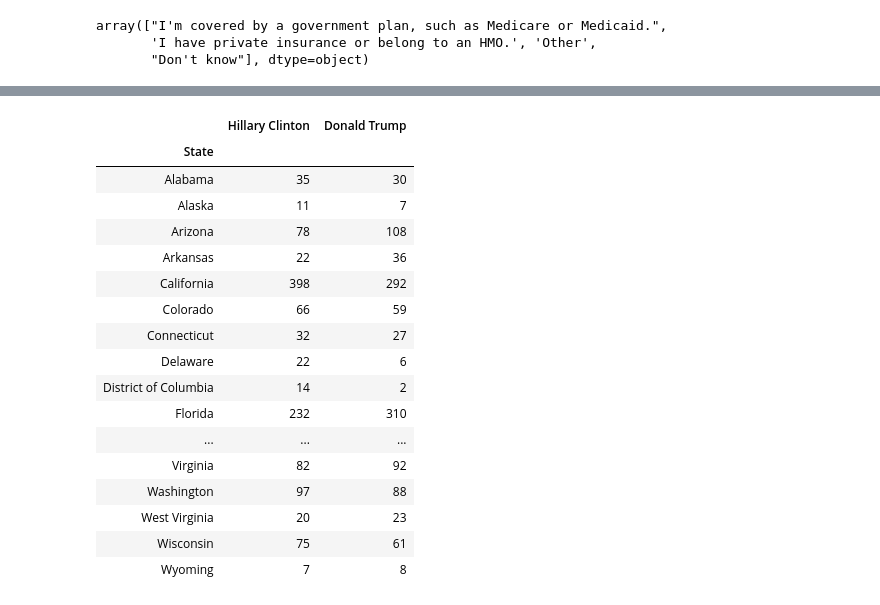
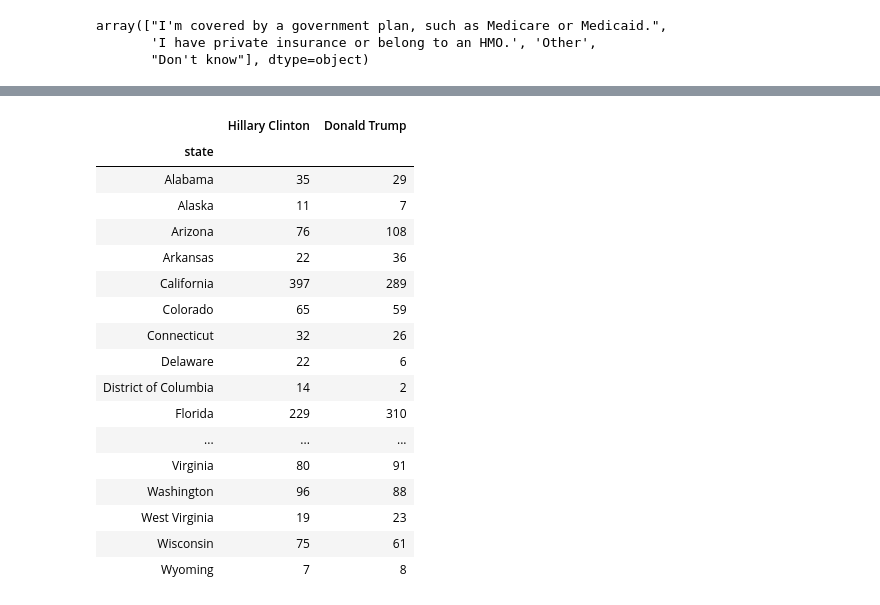
Before and after one commit to hannahhuntoon/project1, a Jupyter notebook: Final Voter Data.ipynb, the cells around one changed output, grey strips where cells are left out. Cells and saved outputs as stored; diff of their text form; code cells hidden in the pictures.

```diff
--- a/Final Voter Data.ipynb
+++ b/Final Voter Data.ipynb
@@ -28,7 +21,7 @@ voter_df.head()
 | 4 | 4460 | 0.333729 | Republican Party | In the Republican primary | NaN | ... |
 5 rows × 668 columns
 # %%
-cleanVoter = voter_df.loc[:, ["case_identifier","inputstate_2016","healthcov2_2016","educ_2016","marstat_2016","faminc_2016","presvote16post_2016"]]
+cleanVoter = voter_df.loc[:, ["case_identifier","inputstate_2016","healthcov2_2016","educ_2016","marstat_2016","faminc_baseline","presvote16post_2016"]]
 
 cleanVoter = pd.DataFrame(cleanVoter).reindex()
 
@@ -71,7 +64,7 @@ cleanVoter2 = cleanVoter2.rename(columns={"case_identifier": "Case ID",
                            "healthcov2_2016": "Health Care",
                            "educ_2016": "Education",
                            "marstat_2016": "Marital Status",
-                           "faminc_2016": "Household Income",
+                           "faminc_baseline": "Household Income",
                            "presvote16post_2016": "Candidate Voted For"})
 cleanVoter2
 # %% [output]
@@ -328,35 +352,35 @@ plt.show()
 # %%
 HC = cleanVoter2.loc[cleanVoter2['Candidate Voted For'] == 'Hillary Clinton'].groupby('State')["Case ID"].count()
 DT = cleanVoter2.loc[cleanVoter2['Candidate Voted For'] == 'Donald Trump'].groupby('State')["Case ID"].count()
 state = pd.DataFrame({"Hillary Clinton": HC,
                            "Donald Trump": DT})
 
 
 
 
 # household_income = household_income.sort_values(['Household Income'], ascending=False)
 
 state = state[['Hillary Clinton','Donald Trump']]
-# state.index.name = "state"
+state.index.name = "state"
 #show the dataframe
 state
 # %% [output]
 |  | Hillary Clinton | Donald Trump |
-| State |  |  |
-| Alabama | 35 | 30 |
+| state |  |  |
+| Alabama | 35 | 29 |
 | Alaska | 11 | 7 |
-| Arizona | 78 | 108 |
+| Arizona | 76 | 108 |
 | Arkansas | 22 | 36 |
-| California | 398 | 292 |
-| Colorado | 66 | 59 |
-| Connecticut | 32 | 27 |
+| California | 397 | 289 |
+| Colorado | 65 | 59 |
+| Connecticut | 32 | 26 |
 | Delaware | 22 | 6 |
 | District of Columbia | 14 | 2 |
-| Florida | 232 | 310 |
+| Florida | 229 | 310 |
 | ... | ... | ... |
-| Virginia | 82 | 92 |
-| Washington | 97 | 88 |
-| West Virginia | 20 | 23 |
+| Virginia | 80 | 91 |
+| Washington | 96 | 88 |
+| West Virginia | 19 | 23 |
 | Wisconsin | 75 | 61 |
 | Wyoming | 7 | 8 |
 # %%
```
Also changed, not shown: parts of 17 cells of this notebook, 6 other files.
